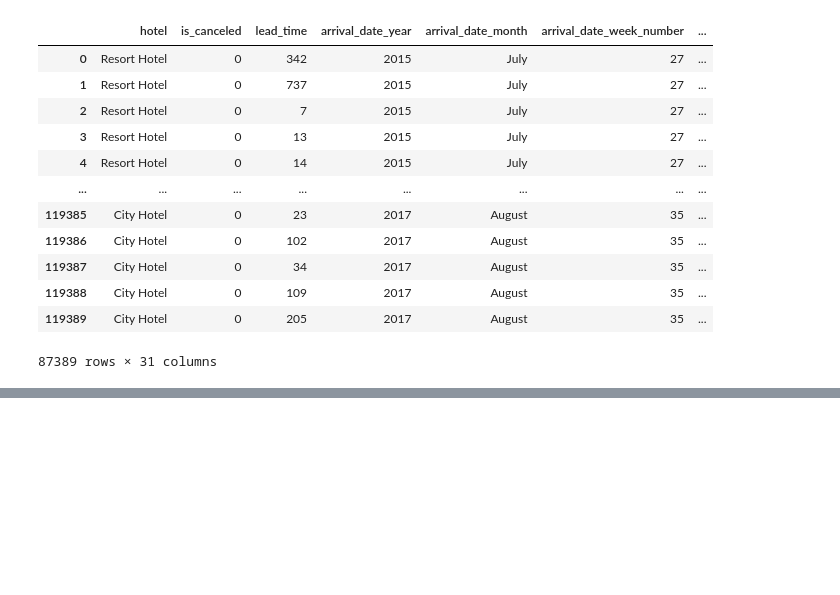
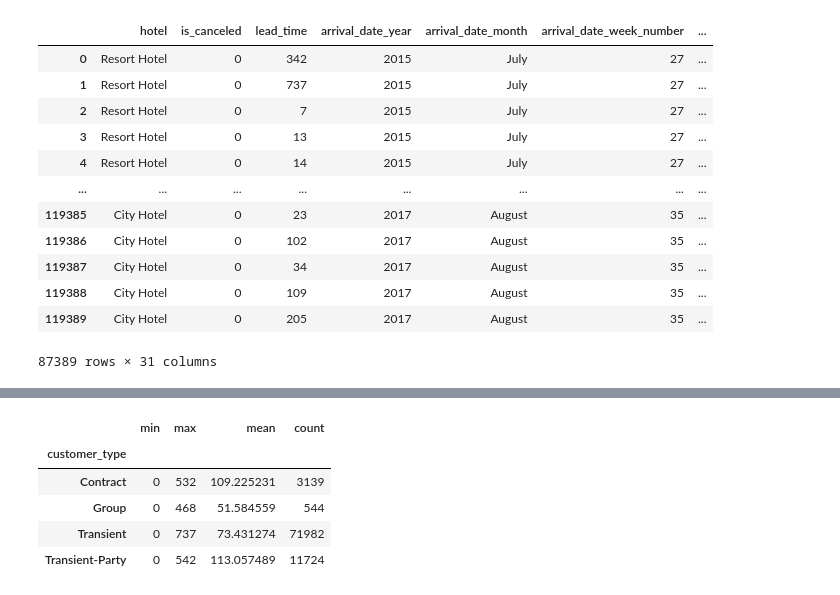
Before and after one commit to gedetanok/kelasbagus3-deep-understanding-of-machine-learning, a Jupyter notebook: Week 1/Pandas_Basic_EDA.ipynb, the cells around one changed output, grey strips where cells are left out. Cells and saved outputs as stored; diff of their text form; code cells hidden in the pictures; blank space fills up the shorter version.

```diff
--- a/Week 1/Pandas_Basic_EDA.ipynb
+++ b/Week 1/Pandas_Basic_EDA.ipynb
@@ -353,0 +399,9 @@ DataFrameNew
+# %%
+DataFrameNew.groupby('customer_type')['lead_time'].aggregate(['min', 'max', 'mean', 'count'])
+# %% [output]
+|  | min | max | mean | count |
+| customer_type |  |  |  |  |
+| Contract | 0 | 532 | 109.225231 | 3139 |
+| Group | 0 | 468 | 51.584559 | 544 |
+| Transient | 0 | 737 | 73.431274 | 71982 |
+| Transient-Party | 0 | 542 | 113.057489 | 11724 |
```
Also changed, not shown: parts of 23 cells of this notebook.
